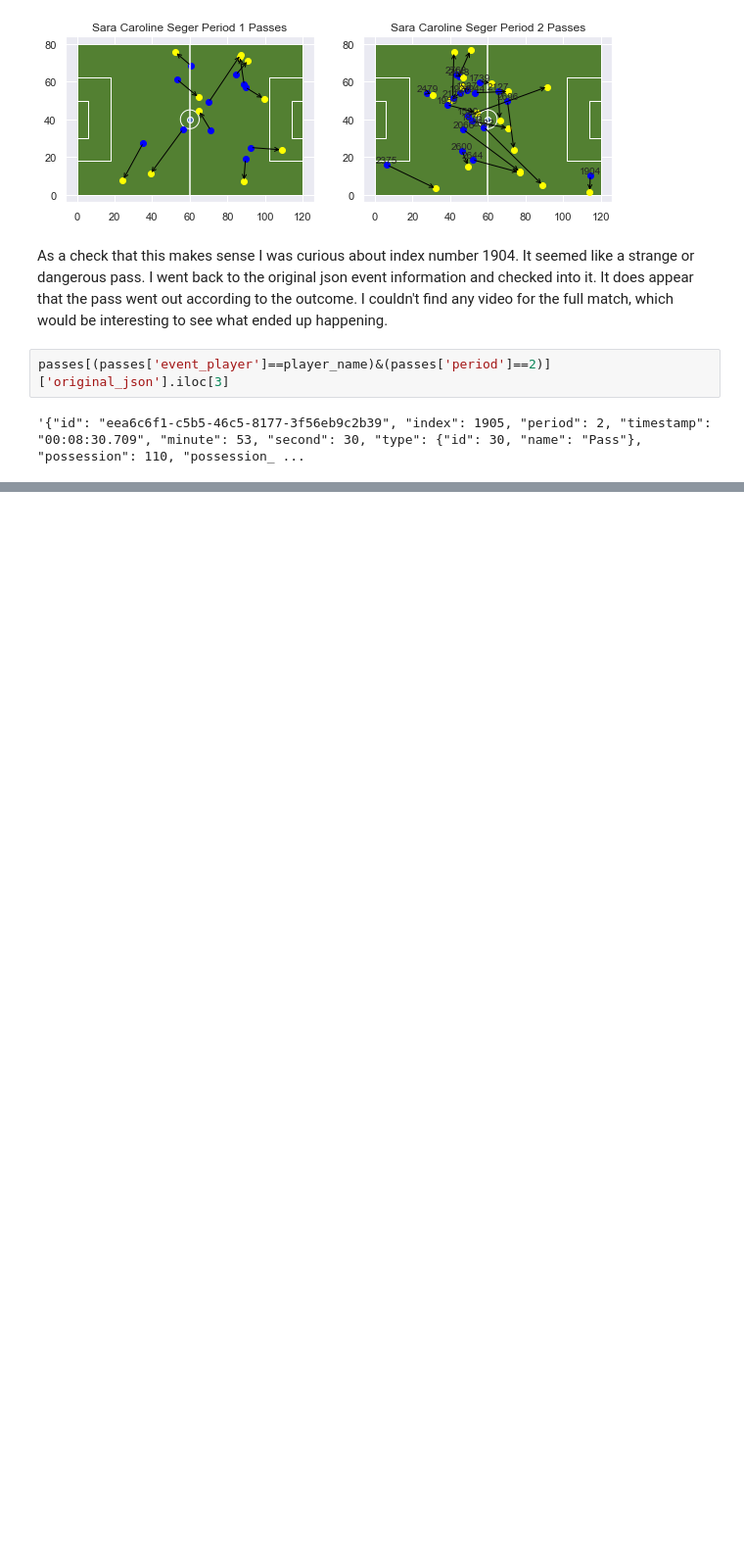
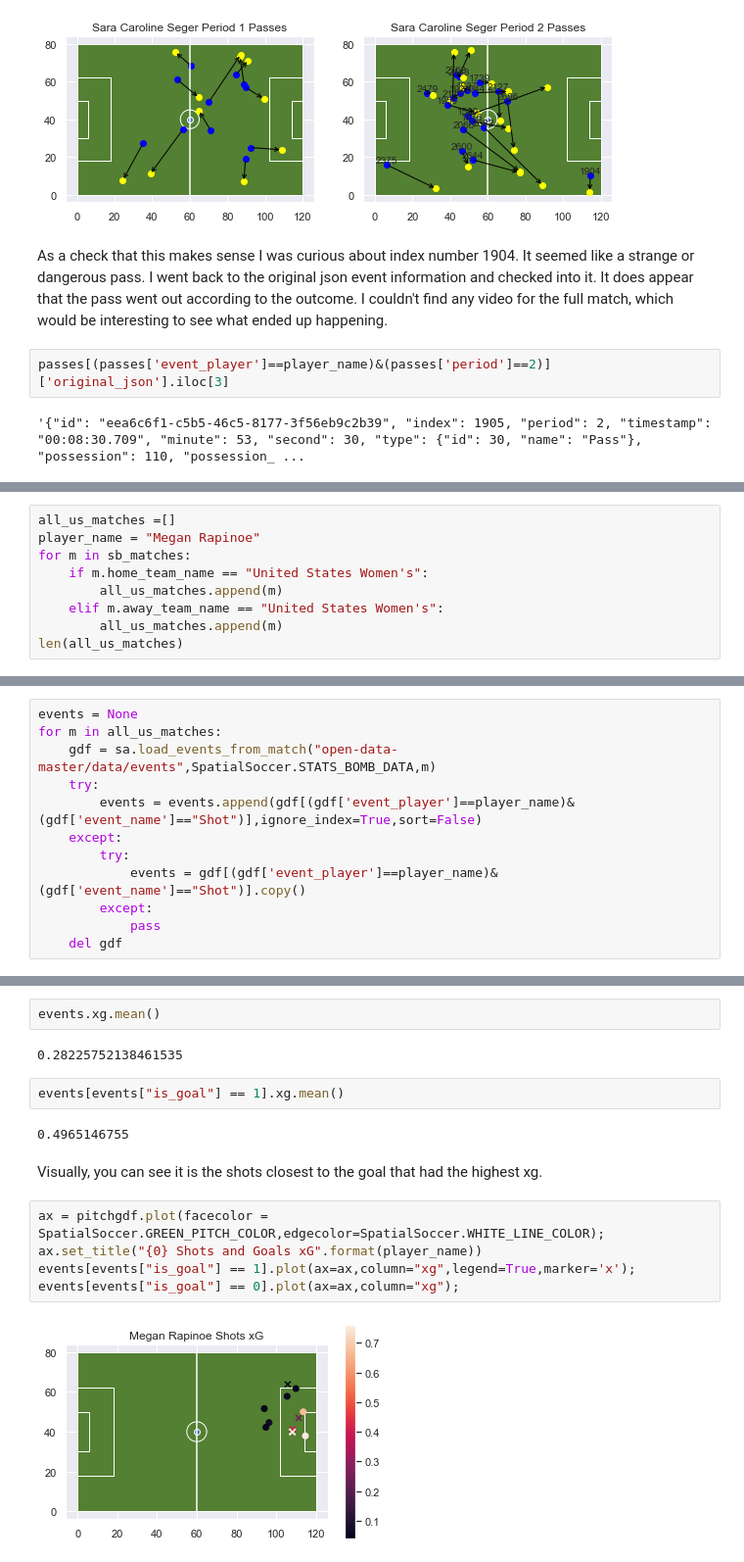
Before and after one commit to davidlamb/SpatialSoccerAnalysis, a Jupyter notebook: FoT_Homework.ipynb, the cells around one changed output, grey strips where cells are left out. Shown: that part at 98% size. Cells and saved outputs as stored; diff of their text form; blank space fills up the shorter version.

Commit message:
Update FoT_Homework.ipynb
Added homework questions about the player.

```diff
--- a/FoT_Homework.ipynb
+++ b/FoT_Homework.ipynb
@@ -143,0 +163,9 @@ passes[(passes['event_player']==player_name)&(passes['period']==2)]['original_js
+# %%
+all_us_matches =[]
+player_name = "Megan Rapinoe"
+for m in sb_matches:
+    if m.home_team_name == "United States Women's":
+        all_us_matches.append(m)
+    elif m.away_team_name == "United States Women's":
+        all_us_matches.append(m)
+len(all_us_matches)
@@ -143,0 +174,12 @@ passes[(passes['event_player']==player_name)&(passes['period']==2)]['original_js
+# %%
+events = None
+for m in all_us_matches:
+    gdf = sa.load_events_from_match("open-data-master/data/events",SpatialSoccer.STATS_BOMB_DATA,m)
+    try:
+        events = events.append(gdf[(gdf['event_player']==player_name)&(gdf['event_name']=="Shot")],ignore_index=True,sort=False)
+    except:
+        try:
+            events = gdf[(gdf['event_player']==player_name)&(gdf['event_name']=="Shot")].copy()
+        except:
+            pass
+    del gdf
@@ -143,0 +202,17 @@ passes[(passes['event_player']==player_name)&(passes['period']==2)]['original_js
+# %%
+events.xg.mean()
+# %% [output]
+0.28225752138461535
+# %%
+events[events["is_goal"] == 1].xg.mean()
+# %% [output]
+0.4965146755
+# %% [markdown]
+Visually, you can see it is the shots closest to the goal that had the highest xg.
+# %%
+ax = pitchgdf.plot(facecolor = SpatialSoccer.GREEN_PITCH_COLOR,edgecolor=SpatialSoccer.WHITE_LINE_COLOR);
+ax.set_title("{0} Shots and Goals xG".format(player_name))
+events[events["is_goal"] == 1].plot(ax=ax,column="xg",legend=True,marker='x');
+events[events["is_goal"] == 0].plot(ax=ax,column="xg");
+# %% [output]
+[figure, added]
```
Also changed, not shown: parts of 7 cells of this notebook.
